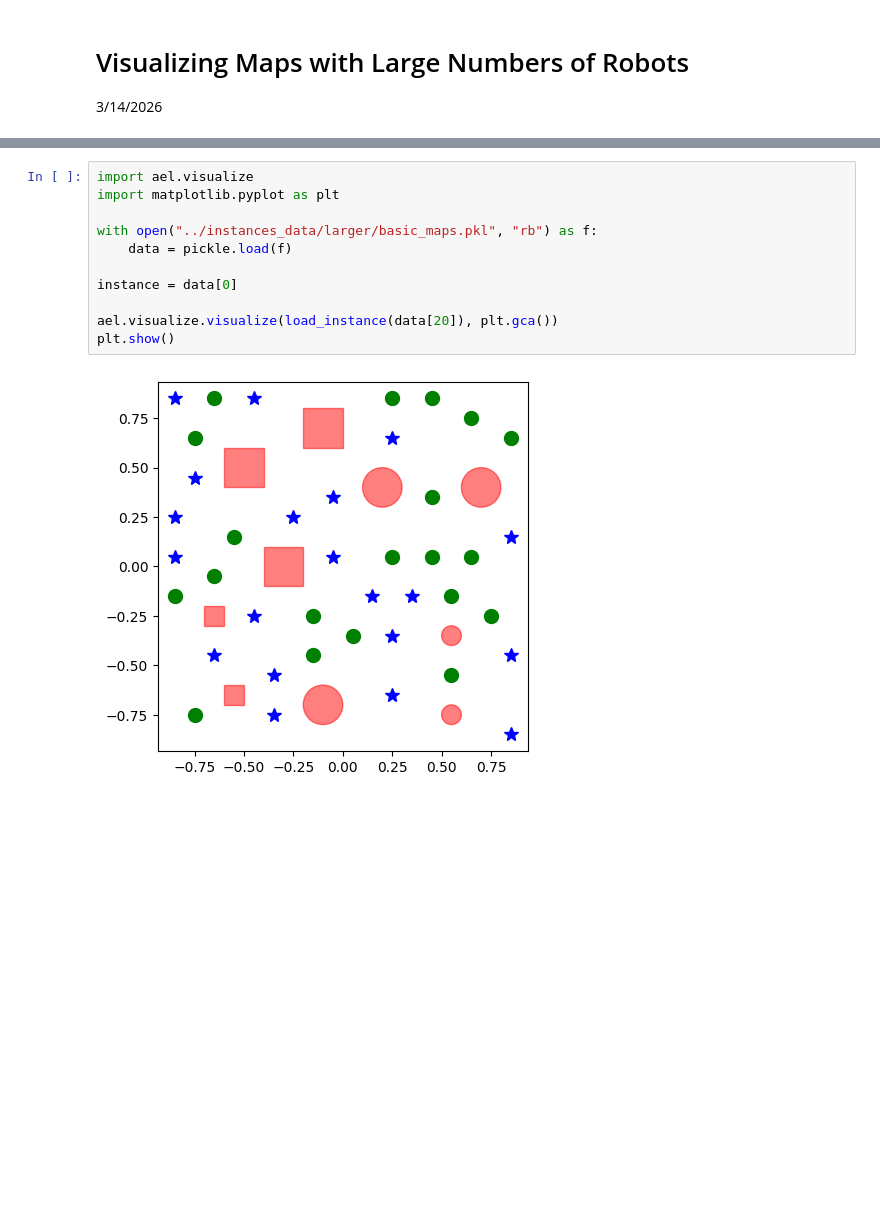
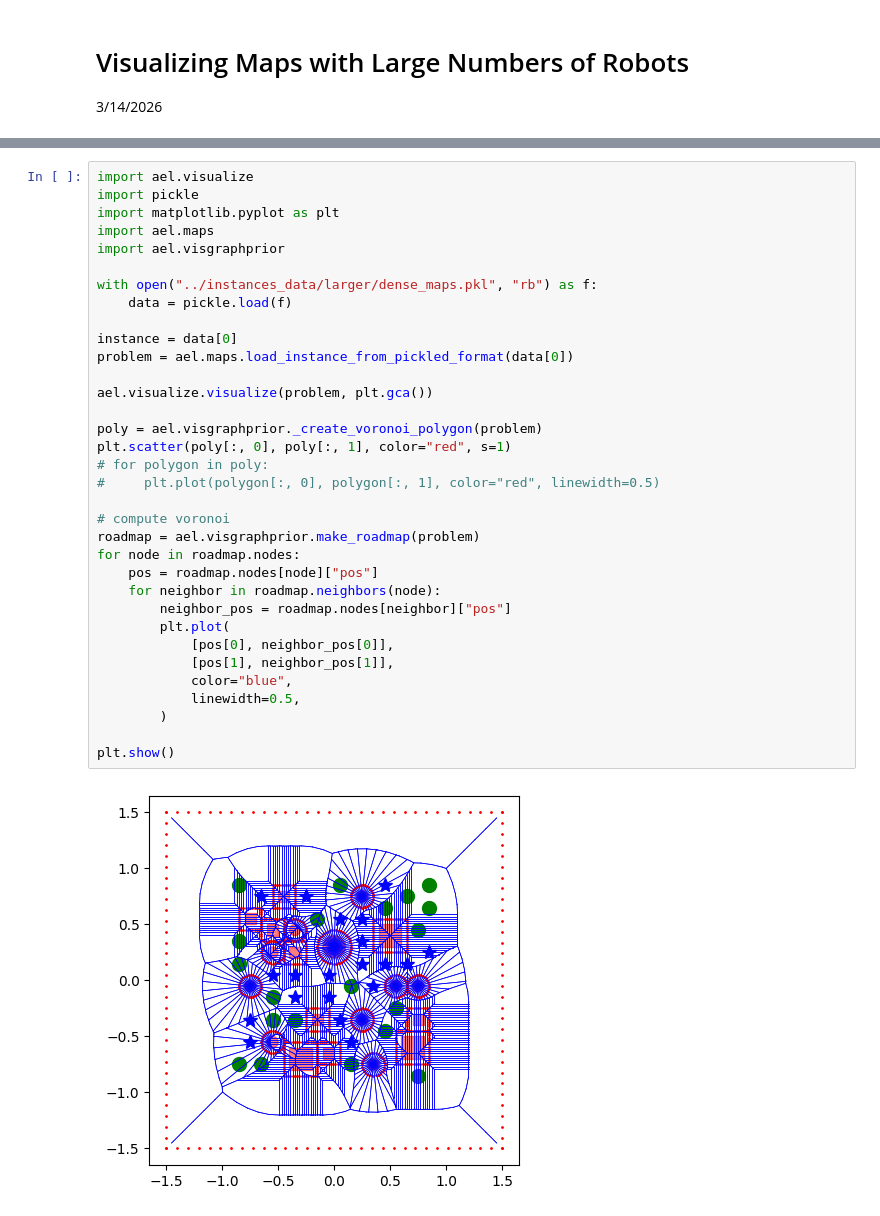
Before and after one commit to myfatemi04/constraint-guidance, a Jupyter notebook: notebooks/visualize_largerobotmaps.ipynb, the cells around one changed output, grey strips where cells are left out. Saved outputs shown, nothing was run; the diff lists cells and outputs as text; blank space fills up the shorter version.

Commit message:
fix problem in roadmap generation

```diff
--- a/notebooks/visualize_largerobotmaps.ipynb
+++ b/notebooks/visualize_largerobotmaps.ipynb
@@ -59,13 +19,36 @@ def load_instance(instance):
 # %%
 import ael.visualize
+import pickle
 import matplotlib.pyplot as plt
+import ael.maps
+import ael.visgraphprior
 
-with open("../instances_data/larger/basic_maps.pkl", "rb") as f:
+with open("../instances_data/larger/dense_maps.pkl", "rb") as f:
     data = pickle.load(f)
 
 instance = data[0]
+problem = ael.maps.load_instance_from_pickled_format(data[0])
 
-ael.visualize.visualize(load_instance(data[20]), plt.gca())
+ael.visualize.visualize(problem, plt.gca())
+
+poly = ael.visgraphprior._create_voronoi_polygon(problem)
+plt.scatter(poly[:, 0], poly[:, 1], color="red", s=1)
+# for polygon in poly:
+#     plt.plot(polygon[:, 0], polygon[:, 1], color="red", linewidth=0.5)
+
+# compute voronoi
+roadmap = ael.visgraphprior.make_roadmap(problem)
+for node in roadmap.nodes:
+    pos = roadmap.nodes[node]["pos"]
+    for neighbor in roadmap.neighbors(node):
+        neighbor_pos = roadmap.nodes[neighbor]["pos"]
+        plt.plot(
+            [pos[0], neighbor_pos[0]],
+            [pos[1], neighbor_pos[1]],
+            color="blue",
+            linewidth=0.5,
+        )
+
 plt.show()
 # %% [output]
-[figure, old version]
+[figure, new version]
```
Also changed, not shown: parts of 2 cells of this notebook, 1 other file.
